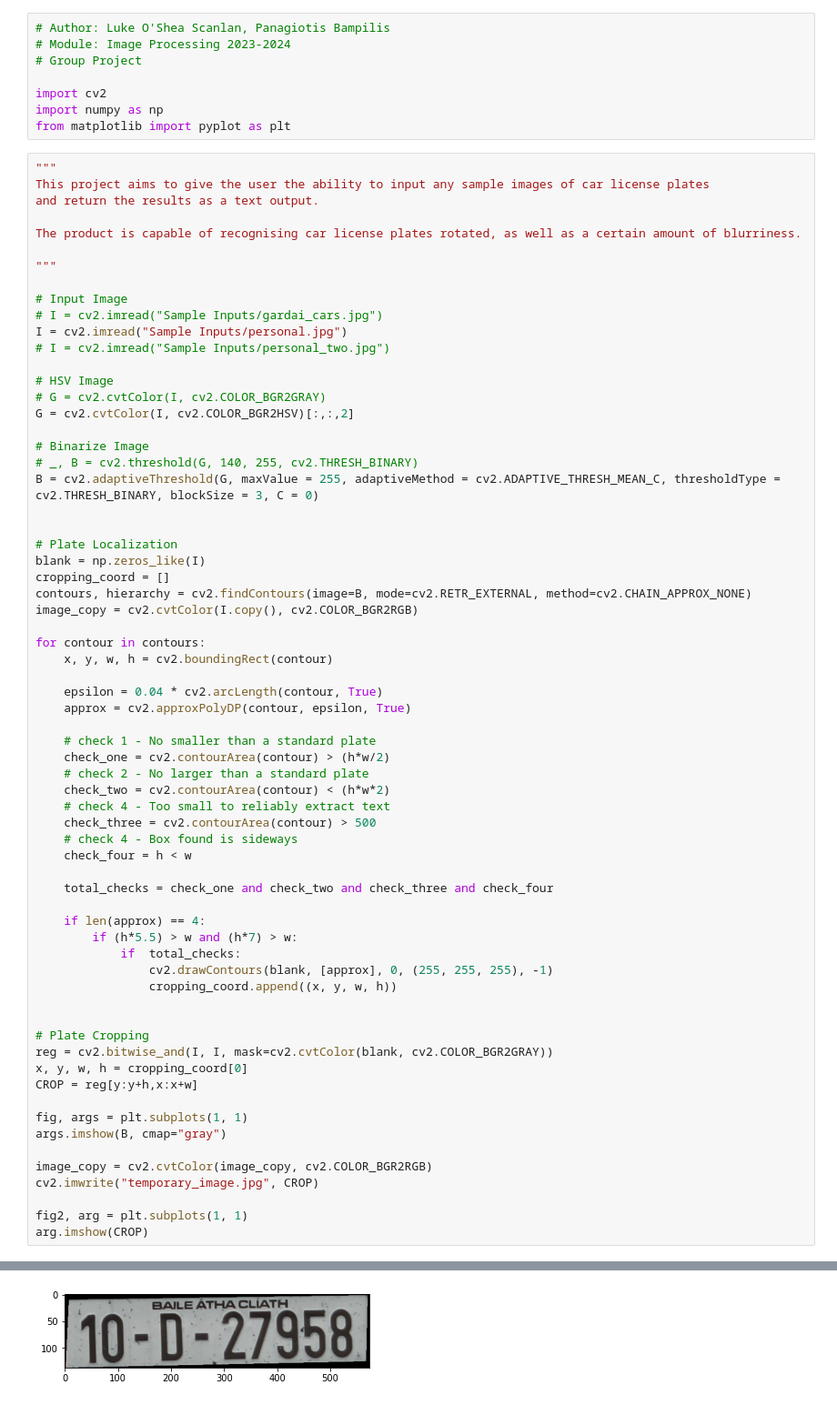
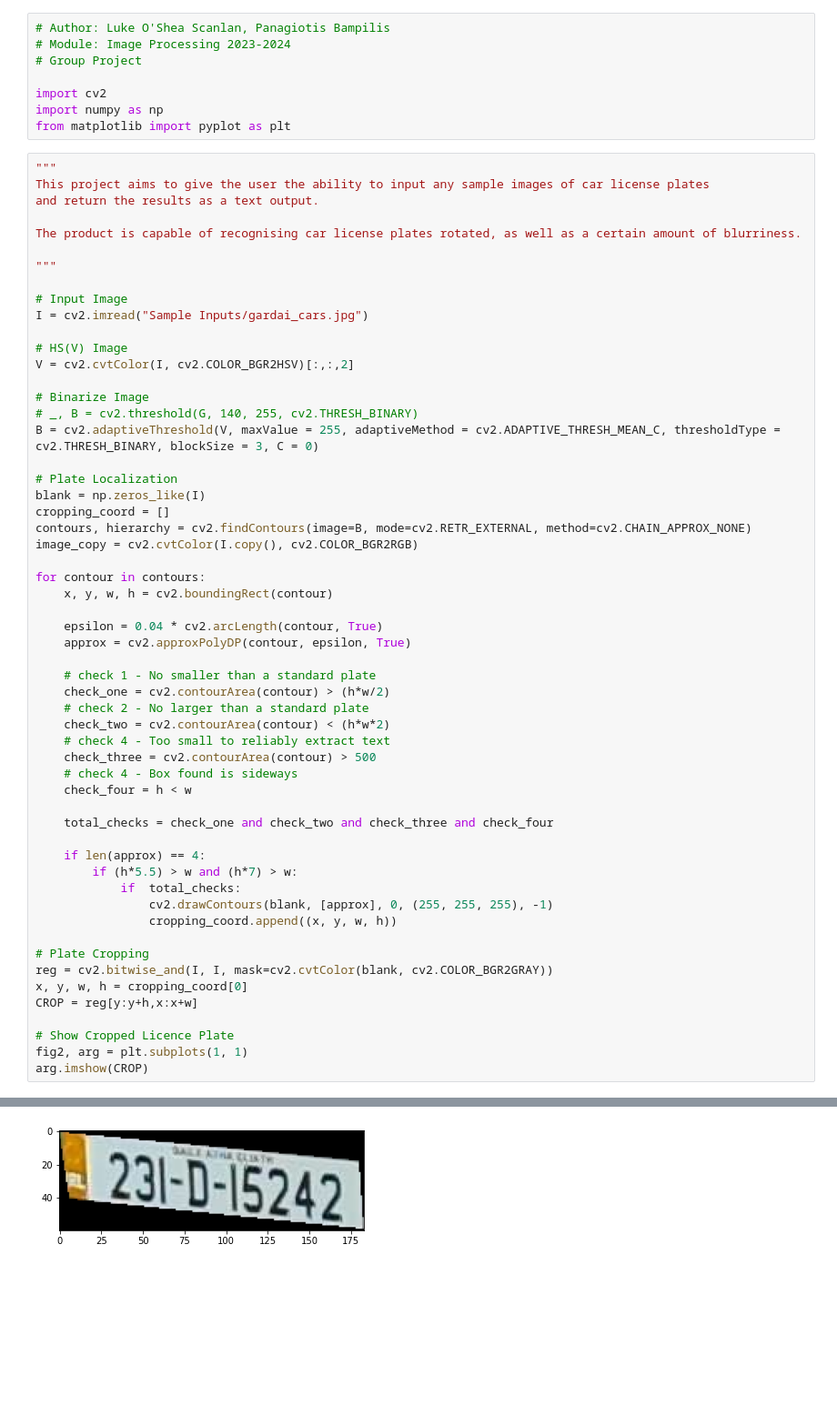
Before and after one commit to IP2324CarLicensePlateReader/CarLicensePlateReader, a Jupyter notebook: CarLicensePlatesReader.ipynb, the cells around one changed output, grey strips where cells are left out. Shown at 91% size. Drawn from its saved outputs; the diff is of its cells as text; blank space fills up the shorter version.

```diff
--- a/CarLicensePlatesReader.ipynb
+++ b/CarLicensePlatesReader.ipynb
@@ -24,18 +24,14 @@ The product is capable of recognising car license plates rotated, as well as a c
 """
 
 # Input Image
-# I = cv2.imread("Sample Inputs/gardai_cars.jpg")
-I = cv2.imread("Sample Inputs/personal.jpg")
-# I = cv2.imread("Sample Inputs/personal_two.jpg")
+I = cv2.imread("Sample Inputs/gardai_cars.jpg")
 
-# HSV Image
-# G = cv2.cvtColor(I, cv2.COLOR_BGR2GRAY)
-G = cv2.cvtColor(I, cv2.COLOR_BGR2HSV)[:,:,2]
+# HS(V) Image
+V = cv2.cvtColor(I, cv2.COLOR_BGR2HSV)[:,:,2]
 
 # Binarize Image
 # _, B = cv2.threshold(G, 140, 255, cv2.THRESH_BINARY)
-B = cv2.adaptiveThreshold(G, maxValue = 255, adaptiveMethod = cv2.ADAPTIVE_THRESH_MEAN_C, thresholdType = cv2.THRESH_BINARY, blockSize = 3, C = 0)
-
+B = cv2.adaptiveThreshold(V, maxValue = 255, adaptiveMethod = cv2.ADAPTIVE_THRESH_MEAN_C, thresholdType = cv2.THRESH_BINARY, blockSize = 3, C = 0)
 
 # Plate Localization
 blank = np.zeros_like(I)
@@ -66,18 +62,12 @@ for contour in contours:
                 cv2.drawContours(blank, [approx], 0, (255, 255, 255), -1)
                 cropping_coord.append((x, y, w, h))
 
-
 # Plate Cropping
 reg = cv2.bitwise_and(I, I, mask=cv2.cvtColor(blank, cv2.COLOR_BGR2GRAY))
 x, y, w, h = cropping_coord[0]
 CROP = reg[y:y+h,x:x+w]
 
-fig, args = plt.subplots(1, 1)
-args.imshow(B, cmap="gray")
-
-image_copy = cv2.cvtColor(image_copy, cv2.COLOR_BGR2RGB)
-cv2.imwrite("temporary_image.jpg", CROP)
-
+# Show Cropped Licence Plate
 fig2, arg = plt.subplots(1, 1)
 arg.imshow(CROP)
 # %% [output]
@@ -86 +76 @@ arg.imshow(CROP)
-[figure, old version]
+[figure, new version]
```
Also changed, not shown: parts of 1 cell of this notebook, 2 other files.
